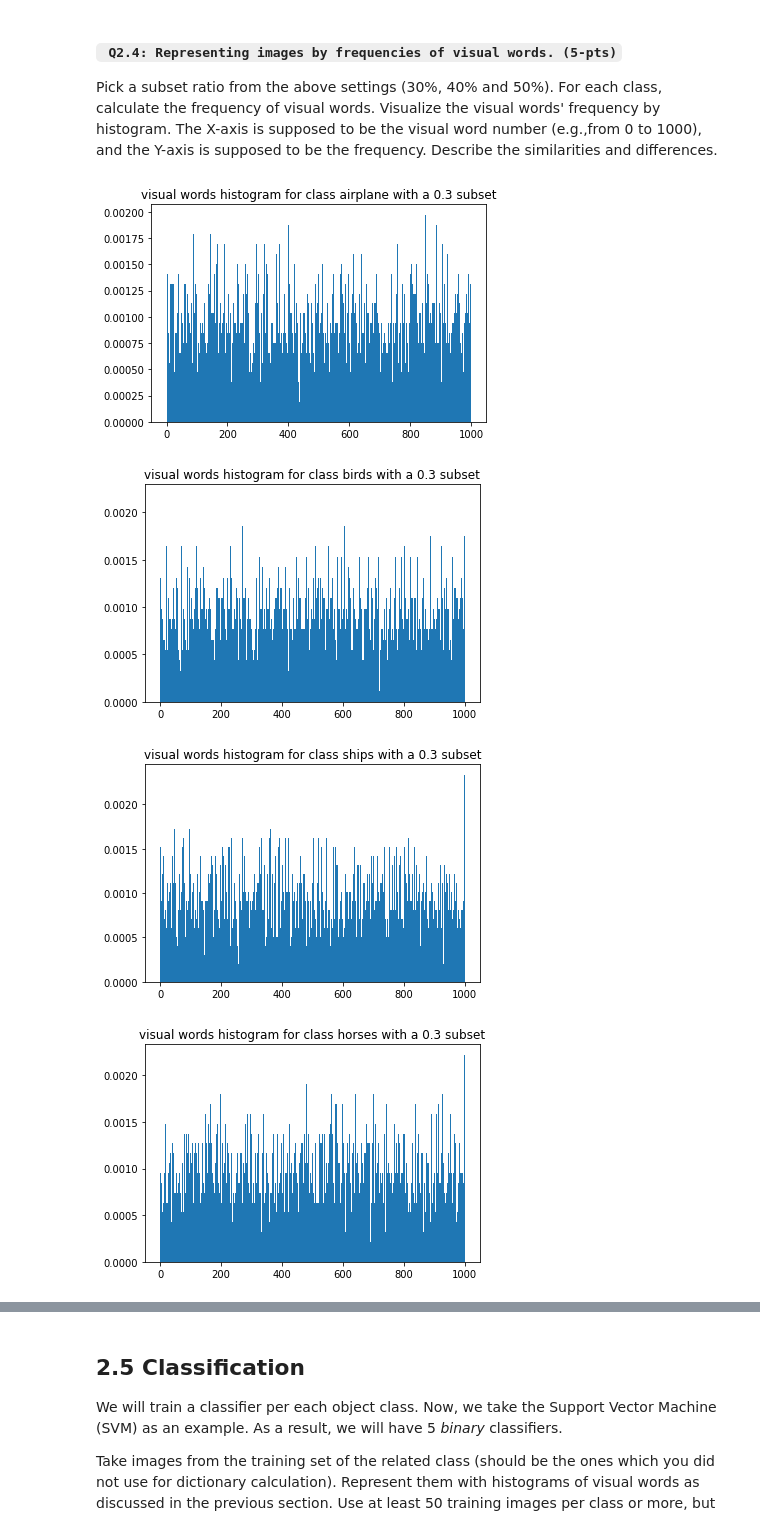
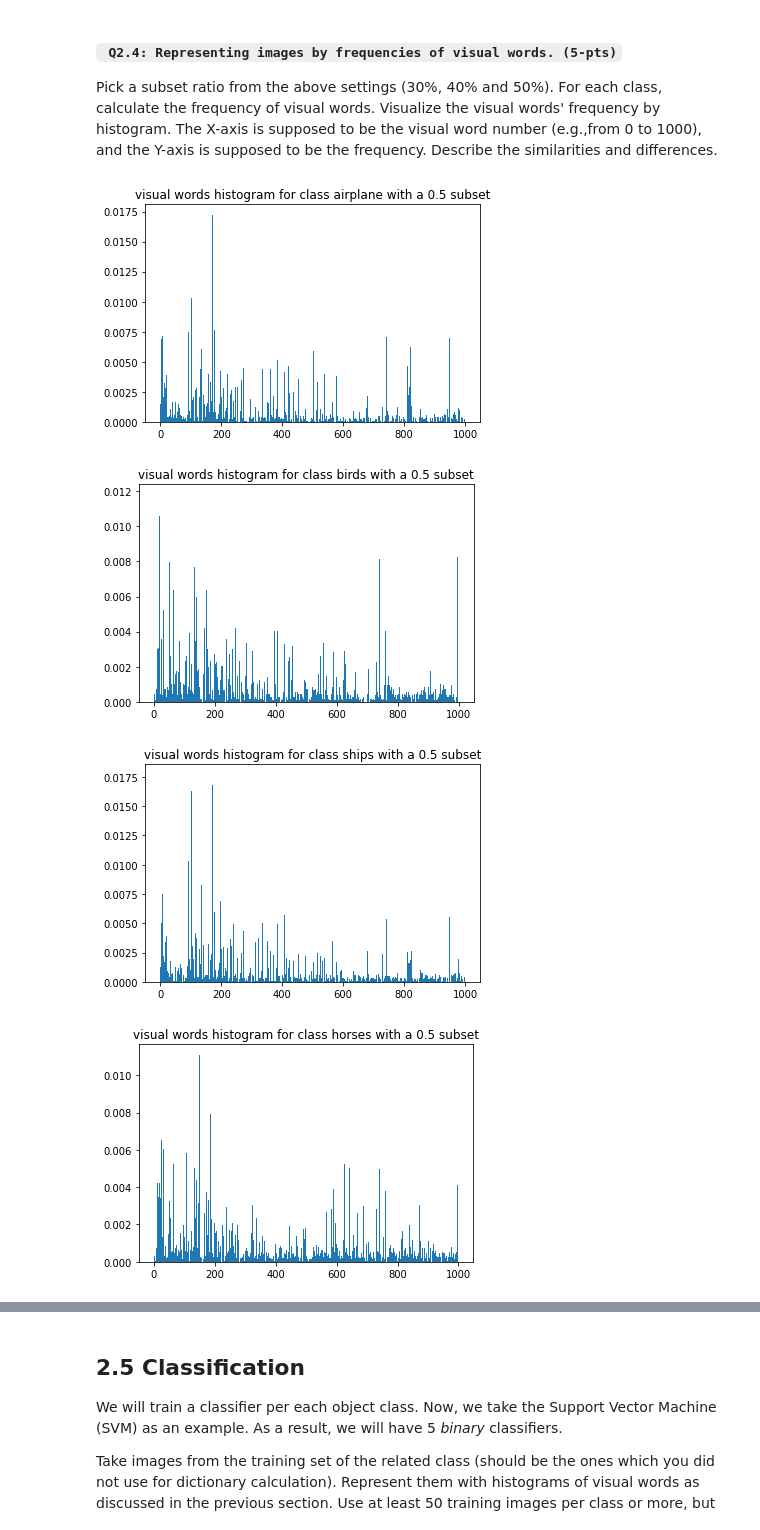
Before and after one commit to karim-abdel/ComputerVision_1, a Jupyter notebook: Final Lab/CV1 Final Lab Pt1.ipynb, the cells around one changed output, grey strips where cells are left out. Cells and saved outputs as stored; diff of their text form; code cells hidden in the pictures.

```diff
--- a/Final Lab/CV1 Final Lab Pt1.ipynb
+++ b/Final Lab/CV1 Final Lab Pt1.ipynb
@@ -267,14 +269,20 @@ Once we have a visual vocabulary, we can represent each image as a collection of
 ######################
 # YOUR CODE HERE
 ######################
-image_words = []
-labels = []
-for image, label in zip(des_training, training_label):
-    if image is None:
-        continue
-    cluster_output = kmeans30.predict(image)
-    image_words.append(cluster_output)
-    labels.append(label)
+
+def create_image_words(descriptors, labels, kmeans):
+    image_words = []
+    labels = []
+    for image, label in zip(descriptors, labels):
+        if image is None:
+            continue
+        cluster_output = kmeans.predict(image)
+        image_words.append(cluster_output)
+        labels.append(label)
+
+    return image_words, labels
+
+train_image_words, train_labels = create_image_words(des_training, training_label, kmeans30)
 # %% [markdown]
 ## **2.4 Representing images by frequencies of visual words**
 
@@ -288,30 +296,30 @@ labelid_name = {0: 'airplane', 1: 'birds', 2: 'ships', 3: 'horses', 4: 'automobi
 # %%
 def create_histogram(image_words, labels, kmeans_percentage, num_clusters=1000, plot=False):
     histograms = []
     for label_i in range(5):
         indices = [i for i, x in enumerate(labels) if x == label_i]
         all_words = [image_words[i] for i in indices]
         all_words = np.concatenate(all_words).ravel()
         bins = np.arange(num_clusters)
         counts = []
         for elem in bins:
             count = all_words[all_words == elem]
             counts.append(len(count))
 
         counts = [count / sum(counts) for count in counts]
         histogram, _, _ = plt.hist(all_words, density=True, bins=bins)
         histograms.append(histogram)
         if plot:
             plt.title(f"visual words histogram for class {labelid_name[label_i]} with a {kmeans_percentage} subset")
             plt.show()
         else:
             plt.clf()
     return histograms
 
 
-histograms = create_histogram(image_words, labels, 0.5, plot=True)
+histograms = create_histogram(train_image_words, train_labels, 0.5, plot=True)
 # %% [output]
-[figure, old version]
+[figure, new version]
-[figure, old version]
+[figure, new version]
-[figure, old version]
+[figure, new version]
-[figure, old version]
+[figure, new version]
```
Also changed, not shown: parts of 7 cells of this notebook.
